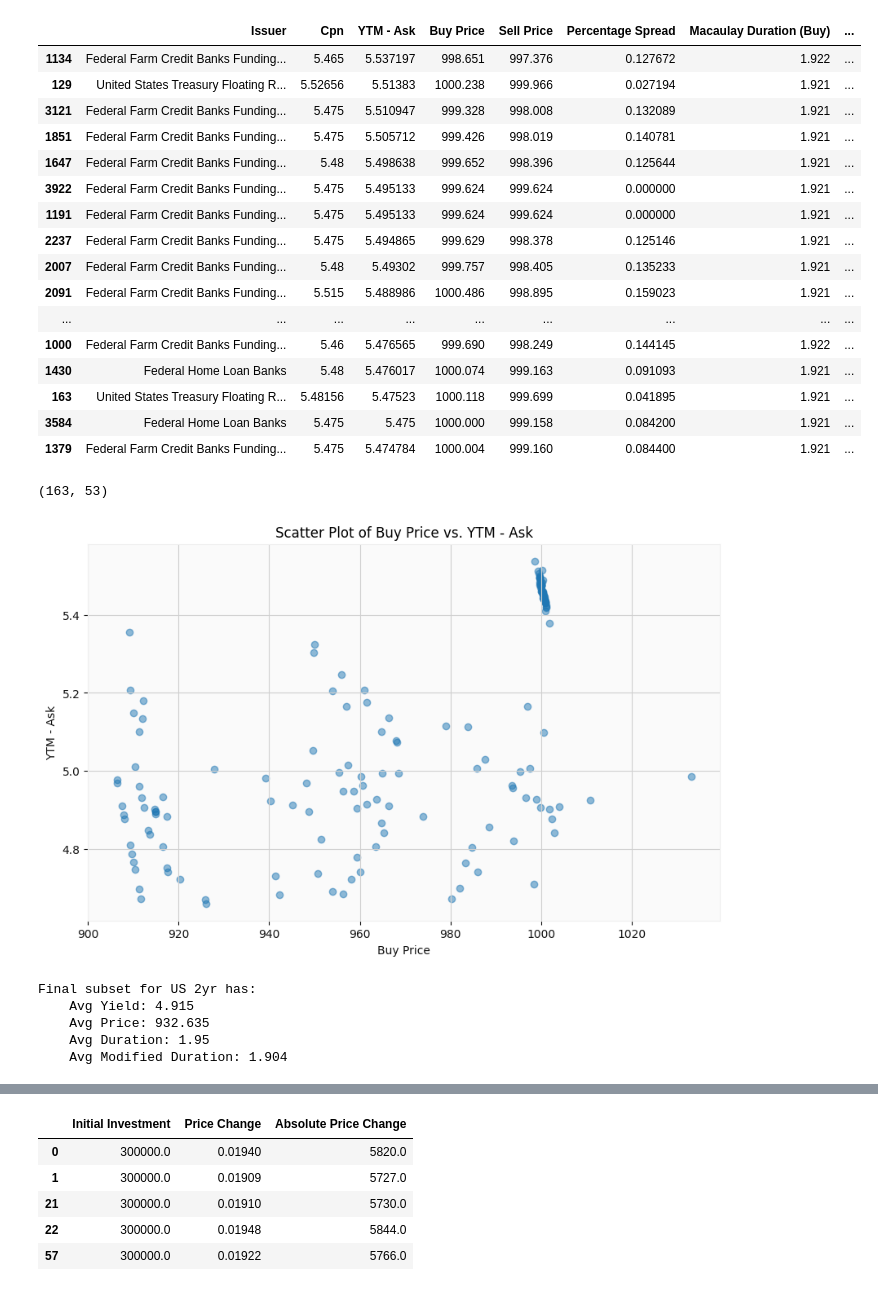
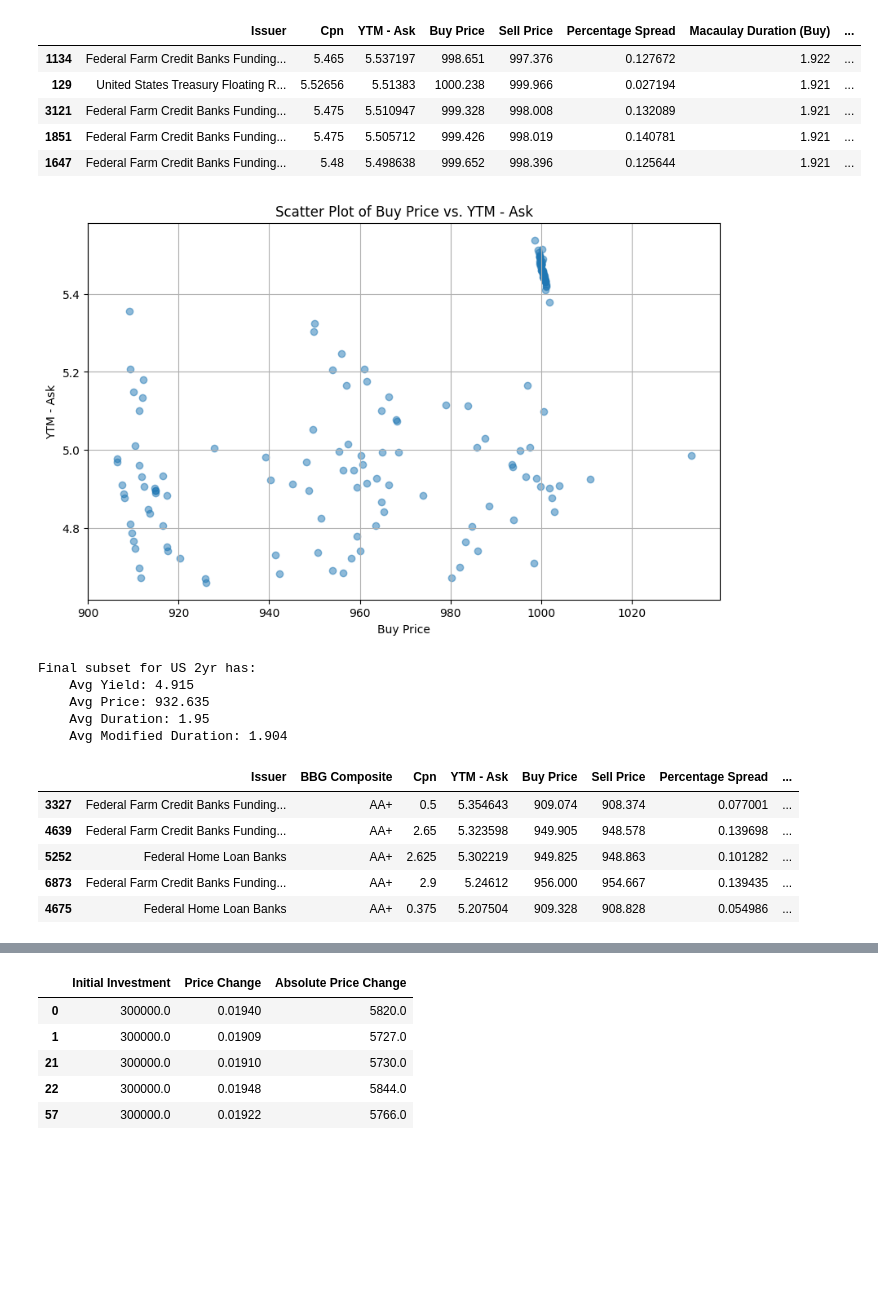
Before and after one commit to yildirimalper/case-study-bond-investment, a Jupyter notebook: portfolio_selection.ipynb, the cells around one changed output, grey strips where cells are left out. Drawn from its saved outputs; the diff is of its cells as text; code cells hidden in the pictures; blank space fills up the shorter version.

```diff
--- a/portfolio_selection.ipynb
+++ b/portfolio_selection.ipynb
@@ -54,5 +68,5 @@ print(diff_cntry)
 + **Azerbaijan-Armenia conflict**
 + **Argentina** and **Venezuela**, due to their idiosyncratic risks
 # %%
-data = data[~data['Country'].isin(['Lebanon', 'Argentina', 'Armenia', 'Russia', 'Israel', 'Ukraine', 'Belarus', 'Venezuela'])]
+data = data[~data['Country'].isin(['Lebanon', 'Armenia', 'Russia', 'Israel', 'Ukraine', 'Belarus', 'Venezuela'])]
 # %% [markdown]
@@ -234,28 +219,13 @@ Median percentage spread of buy-sell prices for US 2-yr: 0.1606218703457926
 # %%
 us2y_sorted_by_yield = subset_us2y_sorted_by_duration.sort_values(by='YTM - Ask', ascending=False)
-us2y_sorted_by_yield[['Issuer', 'Cpn', 'YTM - Ask', 'Buy Price', 'Sell Price', 'Percentage Spread', 'Macaulay Duration (Buy)', 'Modified Duration (Buy)']].head(20)
+us2y_sorted_by_yield[['Issuer', 'Cpn', 'YTM - Ask', 'Buy Price', 'Sell Price', 'Percentage Spread', 'Macaulay Duration (Buy)', 'Modified Duration (Buy)']].head(5)
 # %% [output]
 |  | Issuer | Cpn | YTM - Ask | Buy Price | Sell Price | Percentage Spread | Macaulay Duration (Buy) | ... |
 | 1134 | Federal Farm Credit Banks Funding... | 5.465 | 5.537197 | 998.651 | 997.376 | 0.127672 | 1.922 | ... |
 | 129 | United States Treasury Floating R... | 5.52656 | 5.51383 | 1000.238 | 999.966 | 0.027194 | 1.921 | ... |
 | 3121 | Federal Farm Credit Banks Funding... | 5.475 | 5.510947 | 999.328 | 998.008 | 0.132089 | 1.921 | ... |
 | 1851 | Federal Farm Credit Banks Funding... | 5.475 | 5.505712 | 999.426 | 998.019 | 0.140781 | 1.921 | ... |
 | 1647 | Federal Farm Credit Banks Funding... | 5.48 | 5.498638 | 999.652 | 998.396 | 0.125644 | 1.921 | ... |
-| 3922 | Federal Farm Credit Banks Funding... | 5.475 | 5.495133 | 999.624 | 999.624 | 0.000000 | 1.921 | ... |
-| 1191 | Federal Farm Credit Banks Funding... | 5.475 | 5.495133 | 999.624 | 999.624 | 0.000000 | 1.921 | ... |
-| 2237 | Federal Farm Credit Banks Funding... | 5.475 | 5.494865 | 999.629 | 998.378 | 0.125146 | 1.921 | ... |
-| 2007 | Federal Farm Credit Banks Funding... | 5.48 | 5.49302 | 999.757 | 998.405 | 0.135233 | 1.921 | ... |
-| 2091 | Federal Farm Credit Banks Funding... | 5.515 | 5.488986 | 1000.486 | 998.895 | 0.159023 | 1.921 | ... |
-| ... | ... | ... | ... | ... | ... | ... | ... | ... |
-| 1000 | Federal Farm Credit Banks Funding... | 5.46 | 5.476565 | 999.690 | 998.249 | 0.144145 | 1.922 | ... |
-| 1430 | Federal Home Loan Banks | 5.48 | 5.476017 | 1000.074 | 999.163 | 0.091093 | 1.921 | ... |
-| 163 | United States Treasury Floating R... | 5.48156 | 5.47523 | 1000.118 | 999.699 | 0.041895 | 1.921 | ... |
-| 3584 | Federal Home Loan Banks | 5.475 | 5.475 | 1000.000 | 999.158 | 0.084200 | 1.921 | ... |
-| 1379 | Federal Farm Credit Banks Funding... | 5.475 | 5.474784 | 1000.004 | 999.160 | 0.084400 | 1.921 | ... |
-# %%
-us2y_sorted_by_yield.shape
-# %% [output]
-(163, 53)
 # %%
 plt.figure(figsize=(10, 6))
 plt.scatter(subset_us2y_sorted_by_duration['Buy Price'], subset_us2y_sorted_by_duration['YTM - Ask'], alpha=0.5)
@@ -265,7 +235,7 @@ plt.title('Scatter Plot of Buy Price vs. YTM - Ask')
 plt.grid(True)
 plt.show()
 # %% [output]
-[figure, old version]
+[figure, new version]
 # %%
 # since I assert 2Y yields will decline, for higher duration, drop the higher coupon bonds
 final2y = us2y_sorted_by_yield[us2y_sorted_by_yield['Cpn'] <= 3]
@@ -285,4 +255,11 @@ Final subset for US 2yr has:
     Avg Modified Duration: 1.904
 # %%
 # for a visual inspection and final selection
-final2y[['Issuer', 'BBG Composite', 'Cpn', 'YTM - Ask', 'Buy Price', 'Sell Price', 'Percentage Spread', 'Macaulay Duration (Buy)', 'Modified Duration (Buy)']].head(60)
+final2y[['Issuer', 'BBG Composite', 'Cpn', 'YTM - Ask', 'Buy Price', 'Sell Price', 'Percentage Spread', 'Macaulay Duration (Buy)', 'Modified Duration (Buy)']].head(5)
+# %% [output]
+|  | Issuer | BBG Composite | Cpn | YTM - Ask | Buy Price | Sell Price | Percentage Spread | ... |
+| 3327 | Federal Farm Credit Banks Funding... | AA+ | 0.5 | 5.354643 | 909.074 | 908.374 | 0.077001 | ... |
+| 4639 | Federal Farm Credit Banks Funding... | AA+ | 2.65 | 5.323598 | 949.905 | 948.578 | 0.139698 | ... |
+| 5252 | Federal Home Loan Banks | AA+ | 2.625 | 5.302219 | 949.825 | 948.863 | 0.101282 | ... |
+| 6873 | Federal Farm Credit Banks Funding... | AA+ | 2.9 | 5.24612 | 956.000 | 954.667 | 0.139435 | ... |
+| 4675 | Federal Home Loan Banks | AA+ | 0.375 | 5.207504 | 909.328 | 908.828 | 0.054986 | ... |
```
Also changed, not shown: parts of 53 cells of this notebook, 3 other files.
